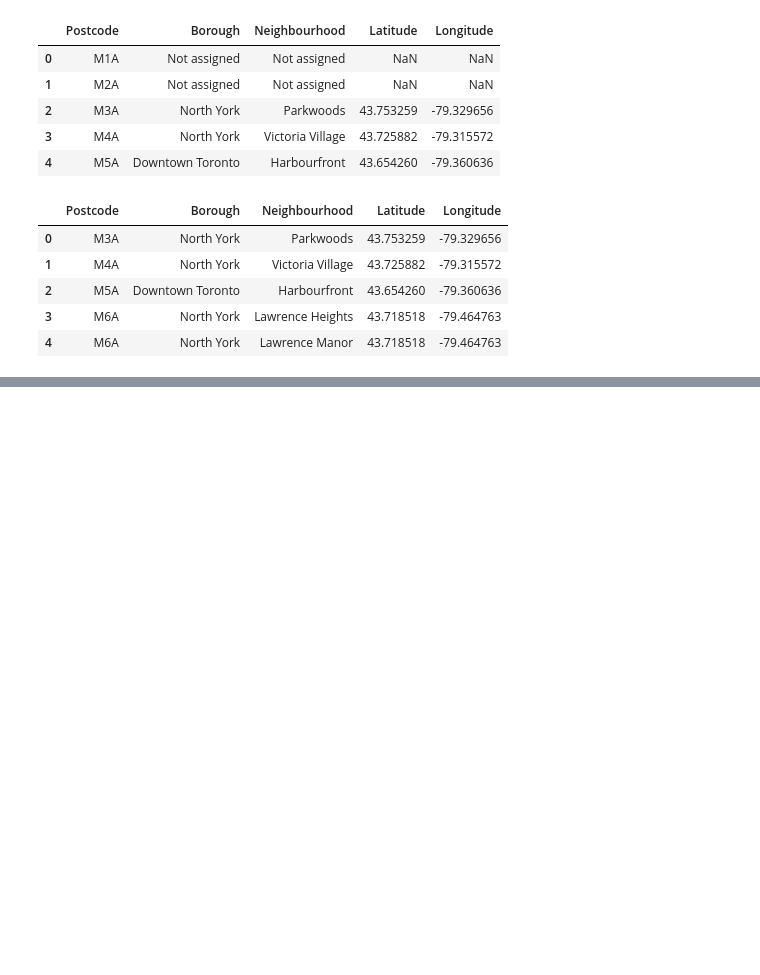
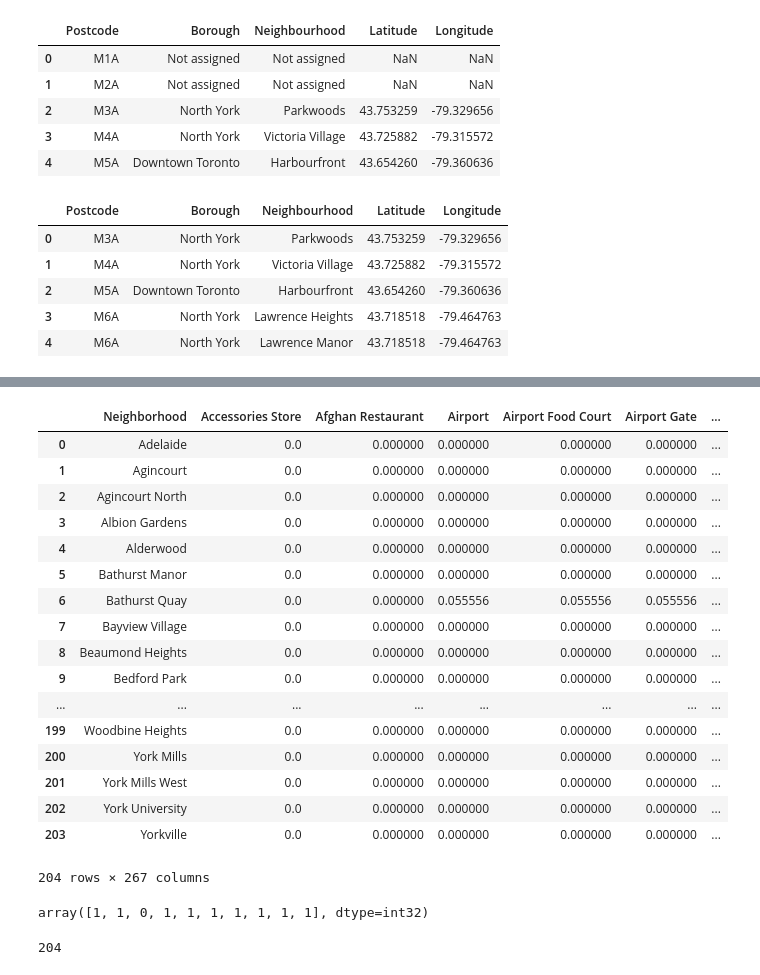
Before and after one commit to rruff82/Coursera_Capstone, a Jupyter notebook: Toronto Clustering.ipynb, the cells around one changed output, grey strips where cells are left out. Saved outputs shown, nothing was run; the diff lists cells and outputs as text; code cells hidden in the pictures; blank space fills up the shorter version.

```diff
--- a/Toronto Clustering.ipynb
+++ b/Toronto Clustering.ipynb
@@ -79,0 +128,12 @@ df.head()
+# %%
+search_query = ''
+radius = 500
+LIMIT = 100
+latitude = 43.75
+longitude = -79.32
+# %%
+#test out foursquare api
+
+url = 'https://api.foursquare.com/v2/venues/search?client_id={}&client_secret={}&ll={},{}&v={}&query={}&radius={}&limit={}'.format(CLIENT_ID, CLIENT_SECRET, latitude, longitude, VERSION, search_query, radius, LIMIT)
+results = requests.get(url).json()
+results
@@ -79,0 +198,2 @@ df.head()
+# %%
+toronto_venues = getNearbyVenues(names=df["Neighbourhood"],latitudes=df['Latitude'],longitudes=df['Longitude'])
@@ -79,0 +229,4 @@ df.head()
+# %%
+toronto_onehot = pd.get_dummies(toronto_venues[['Venue Category']],prefix="",prefix_sep="")
+toronto_onehot['Neighborhood'] = toronto_venues['Neighborhood']
+toronto_onehot.head()
@@ -79,0 +241,22 @@ df.head()
+# %%
+toronto_grouped = toronto_onehot.groupby('Neighborhood').mean().reset_index()
+toronto_grouped
+# %% [output]
+|  | Neighborhood | Accessories Store | Afghan Restaurant | Airport | Airport Food Court | Airport Gate | ... |
+| 0 | Adelaide | 0.0 | 0.000000 | 0.000000 | 0.000000 | 0.000000 | ... |
+| 1 | Agincourt | 0.0 | 0.000000 | 0.000000 | 0.000000 | 0.000000 | ... |
+| 2 | Agincourt North | 0.0 | 0.000000 | 0.000000 | 0.000000 | 0.000000 | ... |
+| 3 | Albion Gardens | 0.0 | 0.000000 | 0.000000 | 0.000000 | 0.000000 | ... |
+| 4 | Alderwood | 0.0 | 0.000000 | 0.000000 | 0.000000 | 0.000000 | ... |
+| 5 | Bathurst Manor | 0.0 | 0.000000 | 0.000000 | 0.000000 | 0.000000 | ... |
+| 6 | Bathurst Quay | 0.0 | 0.000000 | 0.055556 | 0.055556 | 0.055556 | ... |
+| 7 | Bayview Village | 0.0 | 0.000000 | 0.000000 | 0.000000 | 0.000000 | ... |
+| 8 | Beaumond Heights | 0.0 | 0.000000 | 0.000000 | 0.000000 | 0.000000 | ... |
+| 9 | Bedford Park | 0.0 | 0.000000 | 0.000000 | 0.000000 | 0.000000 | ... |
+| ... | ... | ... | ... | ... | ... | ... | ... |
+| 199 | Woodbine Heights | 0.0 | 0.000000 | 0.000000 | 0.000000 | 0.000000 | ... |
+| 200 | York Mills | 0.0 | 0.000000 | 0.000000 | 0.000000 | 0.000000 | ... |
+| 201 | York Mills West | 0.0 | 0.000000 | 0.000000 | 0.000000 | 0.000000 | ... |
+| 202 | York University | 0.0 | 0.000000 | 0.000000 | 0.000000 | 0.000000 | ... |
+| 203 | Yorkville | 0.0 | 0.000000 | 0.000000 | 0.000000 | 0.000000 | ... |
+204 rows × 267 columns
@@ -79,0 +265,17 @@ df.head()
+# %%
+# set number of clusters
+kclusters = 5
+
+toronto_grouped_clustering = toronto_grouped.drop('Neighborhood', 1)
+
+# run k-means clustering
+kmeans = KMeans(n_clusters=kclusters, random_state=0).fit(toronto_grouped_clustering)
+
+# check cluster labels generated for each row in the dataframe
+kmeans.labels_[0:10]
+# %% [output]
+array([1, 1, 0, 1, 1, 1, 1, 1, 1, 1], dtype=int32)
+# %%
+len(kmeans.labels_)
+# %% [output]
+204
```
Also changed, not shown: parts of 18 cells of this notebook.
